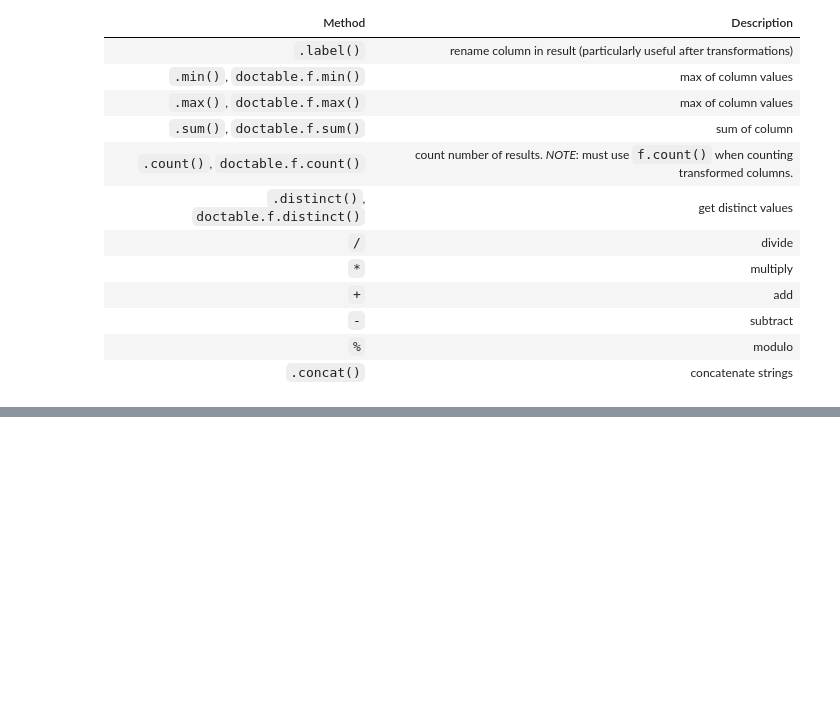
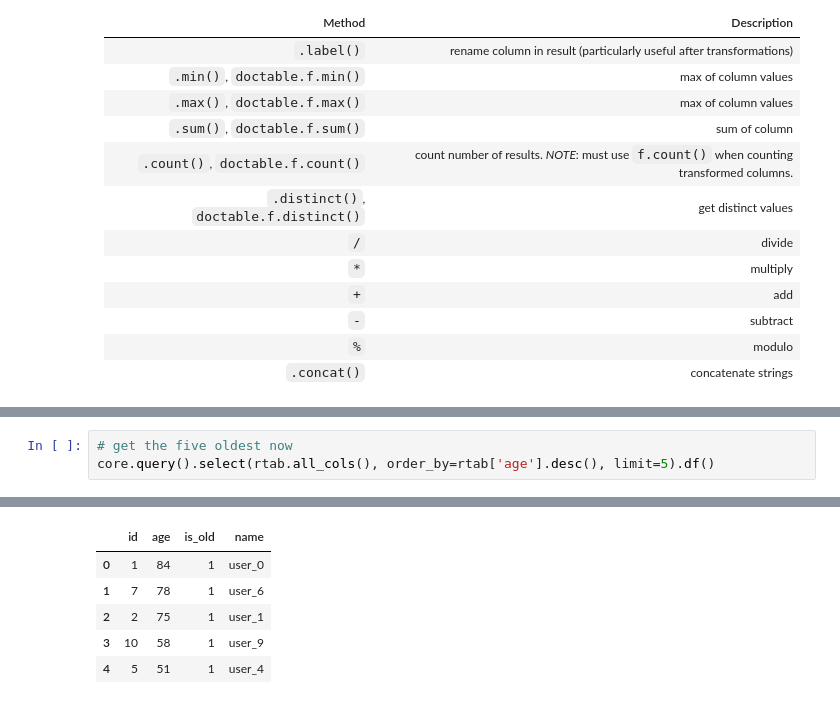
Before and after one commit to devincornell/doctable, a Jupyter notebook: examples/ex_select.ipynb, the cells around one changed output, grey strips where cells are left out. Drawn from its saved outputs; the diff is of its cells as text; blank space fills up the shorter version.

```diff
--- a/examples/ex_select.ipynb
+++ b/examples/ex_select.ipynb
@@ -528,0 +557,4 @@ WHERE "Record".age > ?
+# %%
+# get the five oldest now
+core.query().select(rtab.all_cols(), order_by=rtab['age'].desc(), limit=5).df()
+# %% [output]
@@ -528,0 +566,6 @@ WHERE "Record".age > ?
+|  | id | age | is_old | name |
+| 0 | 1 | 84 | 1 | user_0 |
+| 1 | 7 | 78 | 1 | user_6 |
+| 2 | 2 | 75 | 1 | user_1 |
+| 3 | 10 | 58 | 1 | user_9 |
+| 4 | 5 | 51 | 1 | user_4 |
```
Also changed, not shown: parts of 37 cells of this notebook.
